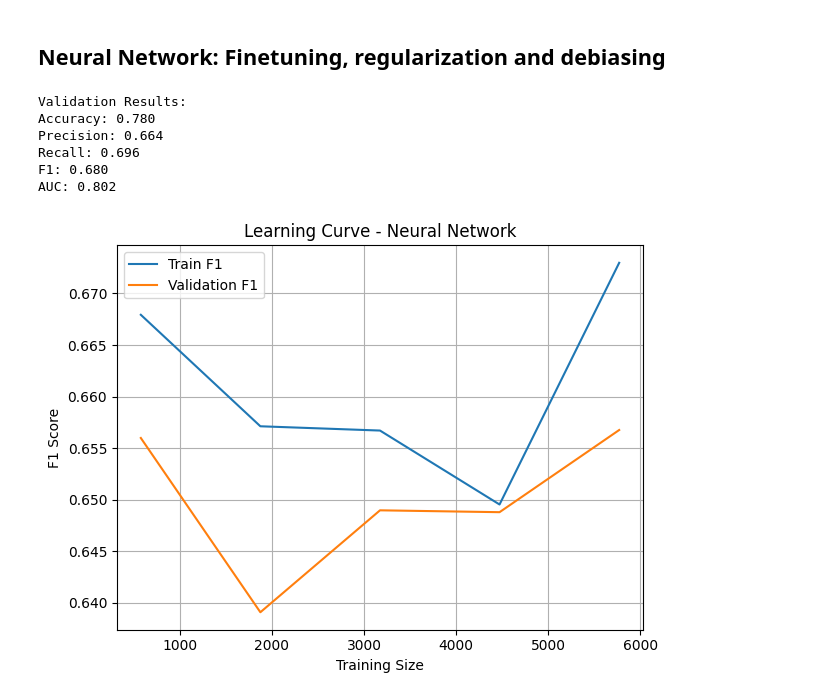
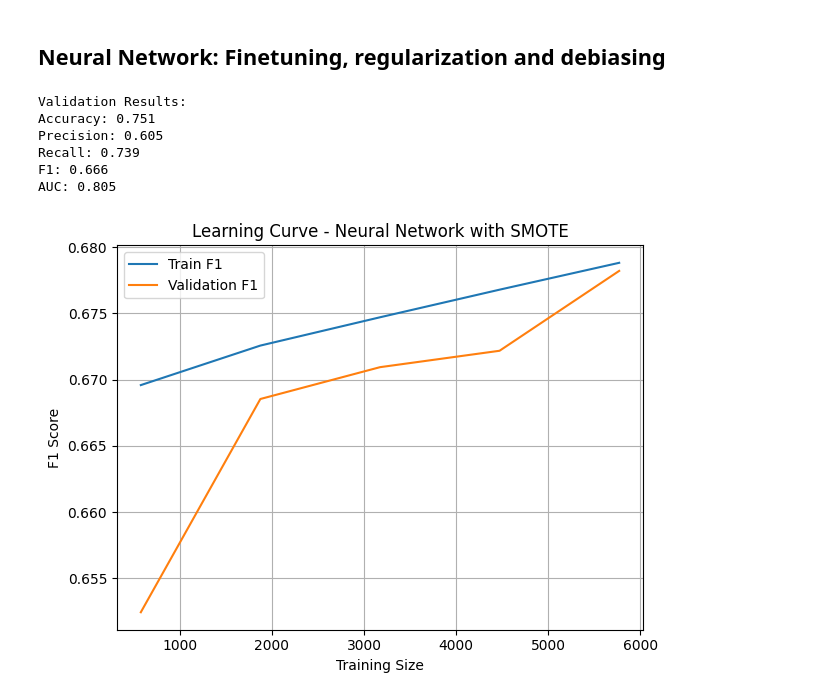
Before and after one commit to mincode2024/risk_assessment_case_study, a Jupyter notebook: notebooks/03_03c_modeling_NN.ipynb, the cells around one changed output. Cells and saved outputs as stored; diff of their text form; code cells hidden in the pictures.

Commit message:
final evaluations and comparison with reference

```diff
--- a/notebooks/03_03c_modeling_NN.ipynb
+++ b/notebooks/03_03c_modeling_NN.ipynb
@@ -8,44 +8,50 @@ import matplotlib.pyplot as plt
 import joblib, os
 from pathlib import Path
 from datetime import datetime
+
 from sklearn.model_selection import StratifiedKFold, GridSearchCV, train_test_split, learning_curve
 from sklearn.pipeline import Pipeline
 from sklearn.preprocessing import StandardScaler
-from sklearn.ensemble import AdaBoostClassifier, RandomForestClassifier
-from sklearn.linear_model import LogisticRegression
 from sklearn.neural_network import MLPClassifier
-from sklearn.svm import SVC
-from xgboost import XGBClassifier
-
 from sklearn.metrics import (
     accuracy_score, precision_score, recall_score,
     f1_score, roc_auc_score, roc_curve
 )
 
-# Load preprocessed data and pipeline
+from imblearn.over_sampling import SMOTE
+from imblearn.pipeline import Pipeline as ImbPipeline
+
+# === Load preprocessed data and pipeline ===
 df = pd.read_csv("../data/cox-violent-preprocessed.csv")
 pipeline = joblib.load("../models/pipeline_preprocessing.pkl")
 
-# Feature preparation
+# === Feature preparation ===
 X_raw = df.drop("is_recid", axis=1)
 y = df["is_recid"]
 X_transformed = pipeline.transform(X_raw)
-selected_features = ["age", "sex", "juv_misd_count", "juv_fel_count", "priors_count", "c_charge_degree", "c_charge_desc"]
+
+selected_features = [
+    "age", "sex", "juv_misd_count", "juv_fel_count",
+    "priors_count", "c_charge_degree", "c_charge_desc"
+]
 feature_indices = [X_raw.columns.get_loc(f) for f in selected_features]
 X_selected = X_transformed[:, feature_indices]
 
-# Data split
+# === Train / Val / Test Split ===
 X_trainval, X_test, y_trainval, y_test = train_test_split(X_selected, y, test_size=0.15, stratify=y, random_state=42)
 X_train, X_val, y_train, y_val = train_test_split(X_trainval, y_trainval, test_size=0.176, stratify=y_trainval, random_state=42)
 
+# === Cross-validation config ===
 cv = StratifiedKFold(n_splits=5, shuffle=True, random_state=42)
 
-# Define NN pipeline & GridSearch
-pipe = Pipeline([
+# === Define pipeline with SMOTE ===
+pipe = ImbPipeline([
+    ("smote", SMOTE(random_state=42)),
     ("scaler", StandardScaler()),
     ("clf", MLPClassifier(max_iter=300, random_state=42))
 ])
 
+# === Hyperparameter grid ===
 param_grid = {
     "clf__alpha": [0.0001, 0.001, 0.01],
     "clf__hidden_layer_sizes": [(32,), (64,), (64, 32)],
@@ -56,12 +62,12 @@ param_grid = {
     "clf__max_iter": [500]
 }
 
-
+# === Grid Search ===
 grid = GridSearchCV(pipe, param_grid, scoring="roc_auc", cv=cv, n_jobs=-1)
 grid.fit(X_train, y_train)
 best_model = grid.best_estimator_
 
-# Evaluation
+# === Evaluation ===
 y_proba = best_model.predict_proba(X_val)[:, 1]
 y_pred = best_model.predict(X_val)
 print("Validation Results:")
@@ -71,12 +77,14 @@ print(f"Recall: {recall_score(y_val, y_pred):.3f}")
 print(f"F1: {f1_score(y_val, y_pred):.3f}")
 print(f"AUC: {roc_auc_score(y_val, y_proba):.3f}")
 
-# Learning curve
-train_sizes, train_scores, val_scores = learning_curve(best_model, X_train, y_train, cv=cv, scoring="f1", train_sizes=np.linspace(0.1, 1.0, 5))
+# === Learning Curve ===
+train_sizes, train_scores, val_scores = learning_curve(
+    best_model, X_train, y_train, cv=cv, scoring="f1", train_sizes=np.linspace(0.1, 1.0, 5)
+)
 plt.figure()
 plt.plot(train_sizes, train_scores.mean(axis=1), label="Train F1")
 plt.plot(train_sizes, val_scores.mean(axis=1), label="Validation F1")
-plt.title("Learning Curve - Neural Network")
+plt.title("Learning Curve - Neural Network with SMOTE")
 plt.xlabel("Training Size")
 plt.ylabel("F1 Score")
 plt.legend()
@@ -84,43 +92,42 @@ plt.grid()
 plt.tight_layout()
 os.makedirs("../reports/02_modeling/tuning", exist_ok=True)
 plt.savefig("../reports/02_modeling/tuning/learning_curve_NN_finetuned.png")
 plt.show()
 
-# === Logging dynamic results to CSV ===
-
+# === Log Results ===
 model_name = "Neural Network"
-
-# Prepare log path
 log_file = Path("../reports/02_modeling/tuning/model_validation_comparison_log.csv")
 log_file.parent.mkdir(parents=True, exist_ok=True)  # Ensure directory exists
 
-# Prepare result row dynamically
 result_row = {
     "Model": model_name,
     "Accuracy": round(accuracy_score(y_val, y_pred), 3),
     "Precision": round(precision_score(y_val, y_pred), 3),
     "Recall": round(recall_score(y_val, y_pred), 3),
     "F1 Score": round(f1_score(y_val, y_pred), 3),
     "AUC": round(roc_auc_score(y_val, y_proba), 3),
     "Best Params": str(grid.best_params_),
     "Timestamp": datetime.now().isoformat()
 }
 
-# Append to log file
+# Save best model to tuned directory
+import joblib
+joblib.dump(best_model, f"../models/tuned/{model_name.lower().replace(' ', '_')}_finetuned.pkl")
+
 if log_file.exists():
     df_log = pd.read_csv(log_file)
 else:
     df_log = pd.DataFrame(columns=result_row.keys())
 
 df_log = pd.concat([df_log, pd.DataFrame([result_row])], ignore_index=True)
 df_log.to_csv(log_file, index=False)
 df_log
 # %% [output]
 Validation Results:
-Accuracy: 0.780
-Precision: 0.664
-Recall: 0.696
-F1: 0.680
-AUC: 0.802
+Accuracy: 0.751
+Precision: 0.605
+Recall: 0.739
+F1: 0.666
+AUC: 0.805
-[figure, old version]
+[figure, new version]
 |  | Model | Accuracy | Precision | Recall | F1 Score | AUC | Best Params | Timestamp |
```
Also changed, not shown: parts of 1 cell of this notebook, 32 other files.
